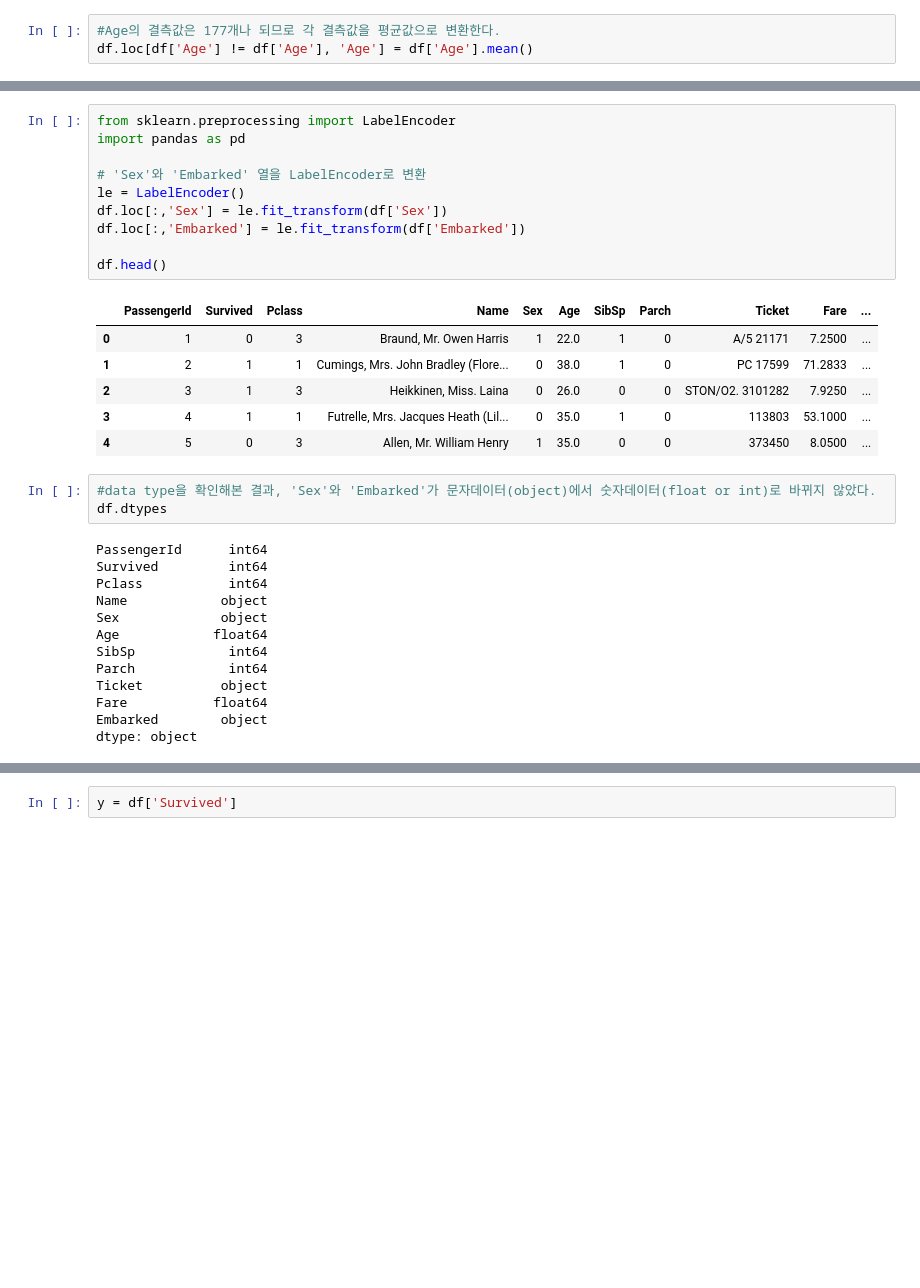
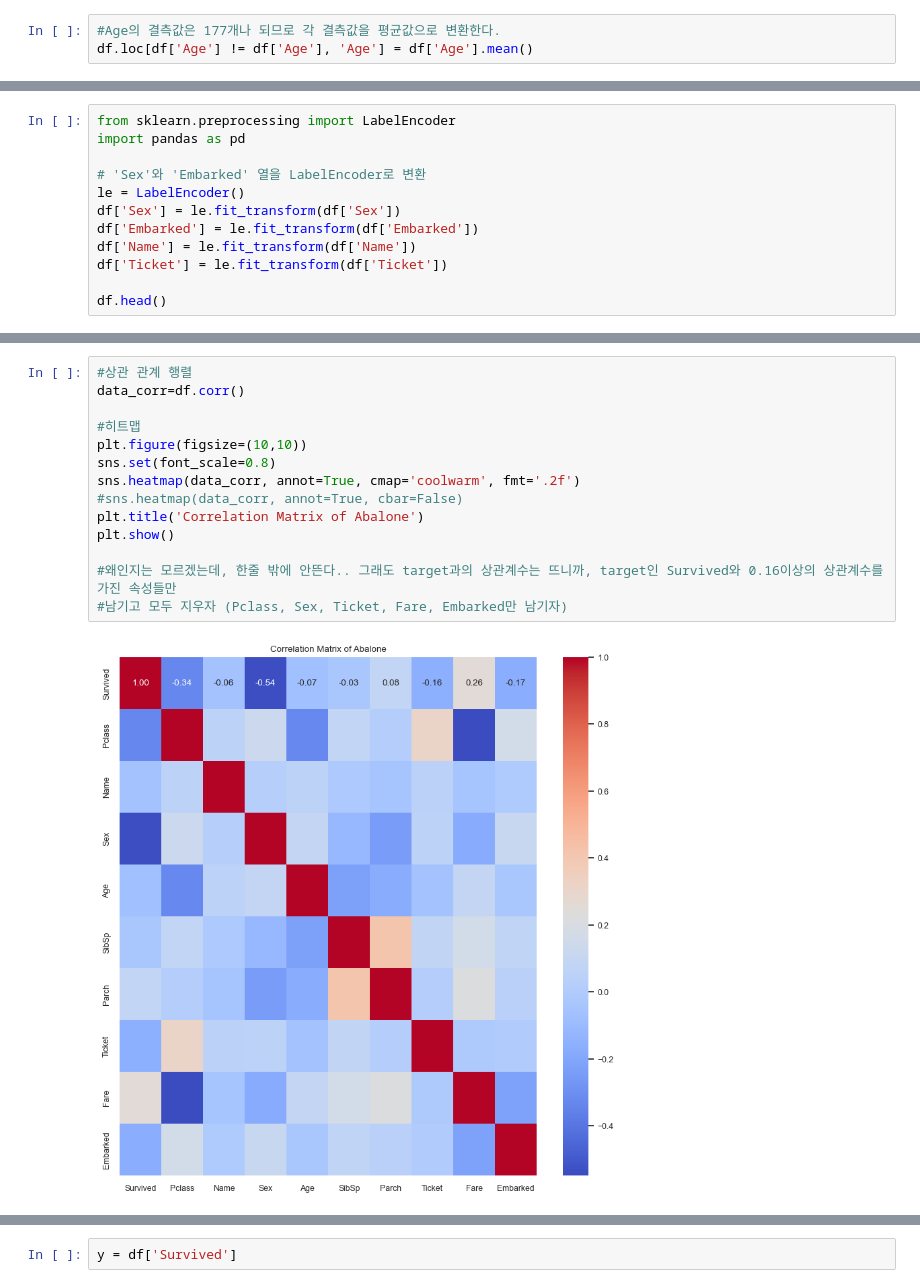
Before and after one commit to Lee-jong-won/AI-Study, a Jupyter notebook: titanic-classification.ipynb, the cells around one changed output, grey strips where cells are left out. Cells and saved outputs as stored; diff of their text form; blank space fills up the shorter version.

```diff
--- a/titanic-classification.ipynb
+++ b/titanic-classification.ipynb
@@ -117,0 +120,12 @@ Name: Age, Length: 889, dtype: int64
+# %%
+from sklearn.preprocessing import LabelEncoder
+import pandas as pd
+
+# 'Sex'와 'Embarked' 열을 LabelEncoder로 변환
+le = LabelEncoder()
+df['Sex'] = le.fit_transform(df['Sex'])
+df['Embarked'] = le.fit_transform(df['Embarked'])
+df['Name'] = le.fit_transform(df['Name'])
+df['Ticket'] = le.fit_transform(df['Ticket'])
+
+df.head()
@@ -133,33 +192,16 @@ dtype: object
-# %%
-from sklearn.preprocessing import LabelEncoder
-import pandas as pd
-
-# 'Sex'와 'Embarked' 열을 LabelEncoder로 변환
-le = LabelEncoder()
-df.loc[:,'Sex'] = le.fit_transform(df['Sex'])
-df.loc[:,'Embarked'] = le.fit_transform(df['Embarked'])
-
-df.head()
-# %% [output]
-|  | PassengerId | Survived | Pclass | Name | Sex | Age | SibSp | Parch | Ticket | Fare | ... |
-| 0 | 1 | 0 | 3 | Braund, Mr. Owen Harris | 1 | 22.0 | 1 | 0 | A/5 21171 | 7.2500 | ... |
-| 1 | 2 | 1 | 1 | Cumings, Mrs. John Bradley (Flore... | 0 | 38.0 | 1 | 0 | PC 17599 | 71.2833 | ... |
-| 2 | 3 | 1 | 3 | Heikkinen, Miss. Laina | 0 | 26.0 | 0 | 0 | STON/O2. 3101282 | 7.9250 | ... |
-| 3 | 4 | 1 | 1 | Futrelle, Mrs. Jacques Heath (Lil... | 0 | 35.0 | 1 | 0 | 113803 | 53.1000 | ... |
-| 4 | 5 | 0 | 3 | Allen, Mr. William Henry | 1 | 35.0 | 0 | 0 | 373450 | 8.0500 | ... |
-# %%
-#data type을 확인해본 결과, 'Sex'와 'Embarked'가 문자데이터(object)에서 숫자데이터(float or int)로 바뀌지 않았다.
-df.dtypes
-# %% [output]
-PassengerId      int64
-Survived         int64
-Pclass           int64
-Name            object
-Sex             object
-Age            float64
-SibSp            int64
-Parch            int64
-Ticket          object
-Fare           float64
-Embarked        object
-dtype: object
+# %%
+#상관 관계 행렬
+data_corr=df.corr()
+
+#히트맵
+plt.figure(figsize=(10,10))
+sns.set(font_scale=0.8)
+sns.heatmap(data_corr, annot=True, cmap='coolwarm', fmt='.2f')
+#sns.heatmap(data_corr, annot=True, cbar=False)
+plt.title('Correlation Matrix of Abalone')
+plt.show()
+
+#왜인지는 모르겠는데, 한줄 밖에 안뜬다.. 그래도 target과의 상관계수는 뜨니까, target인 Survived와 0.16이상의 상관계수를 가진 속성들만
+#남기고 모두 지우자 (Pclass, Sex, Ticket, Fare, Embarked만 남기자)
+# %% [output]
+[figure, added]
```
Also changed, not shown: parts of 42 cells of this notebook.
